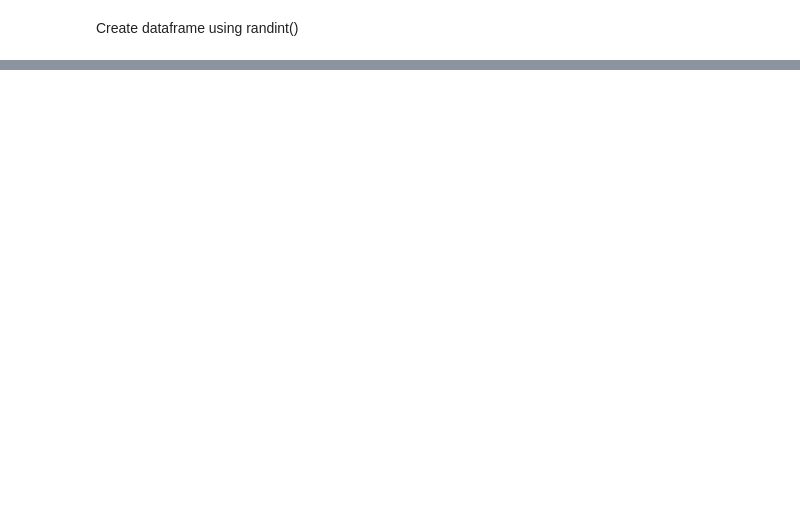
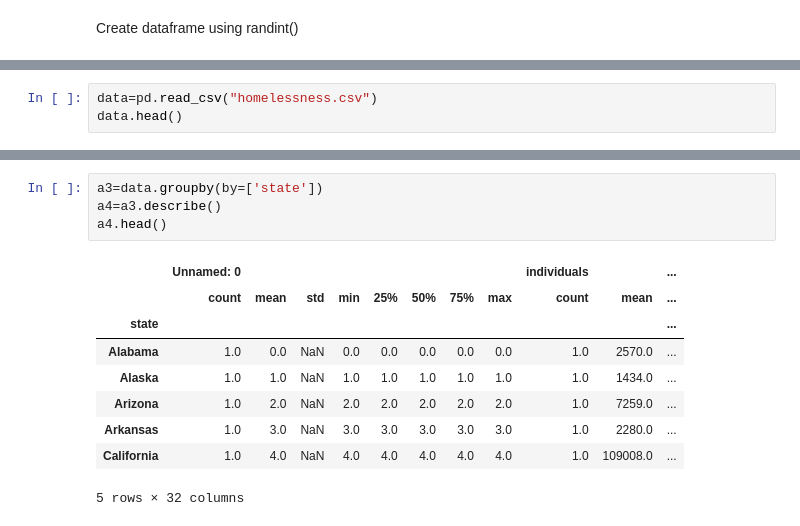
Before and after one commit to Chetana10r/Python_for_DS, a Jupyter notebook: Pandas.ipynb, the cells around one changed output, grey strips where cells are left out. Cells and saved outputs as stored; diff of their text form; blank space fills up the shorter version.

```diff
--- a/Pandas.ipynb
+++ b/Pandas.ipynb
@@ -260,0 +302,3 @@ print(df)
+# %%
+data=pd.read_csv("homelessness.csv")
+data.head()
@@ -260,0 +338,14 @@ print(df)
+# %%
+a3=data.groupby(by=['state'])
+a4=a3.describe()
+a4.head()
+# %% [output]
+|  | Unnamed: 0 |  |  |  |  |  |  |  | individuals |  | ... |
+|  | count | mean | std | min | 25% | 50% | 75% | max | count | mean | ... |
+| state |  |  |  |  |  |  |  |  |  |  | ... |
+| Alabama | 1.0 | 0.0 | NaN | 0.0 | 0.0 | 0.0 | 0.0 | 0.0 | 1.0 | 2570.0 | ... |
+| Alaska | 1.0 | 1.0 | NaN | 1.0 | 1.0 | 1.0 | 1.0 | 1.0 | 1.0 | 1434.0 | ... |
+| Arizona | 1.0 | 2.0 | NaN | 2.0 | 2.0 | 2.0 | 2.0 | 2.0 | 1.0 | 7259.0 | ... |
+| Arkansas | 1.0 | 3.0 | NaN | 3.0 | 3.0 | 3.0 | 3.0 | 3.0 | 1.0 | 2280.0 | ... |
+| California | 1.0 | 4.0 | NaN | 4.0 | 4.0 | 4.0 | 4.0 | 4.0 | 1.0 | 109008.0 | ... |
+5 rows × 32 columns
```
Also changed, not shown: parts of 28 cells of this notebook, 5 other files.
